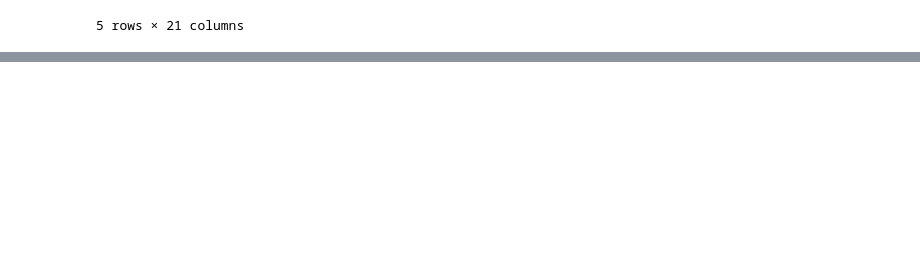
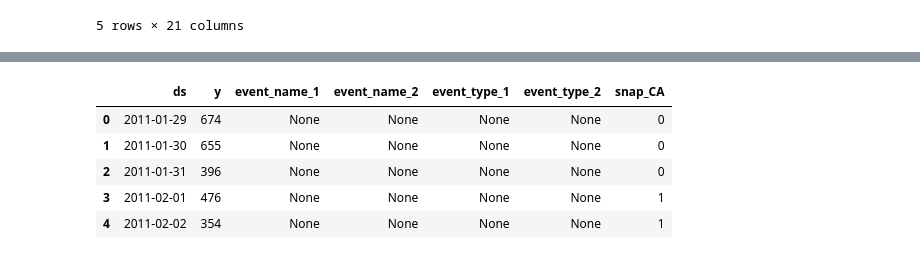
Before and after one commit to bartadamiec/walmart_sales, a Jupyter notebook: projekt.ipynb, the cells around one changed output, grey strips where cells are left out. Drawn from its saved outputs; the diff is of its cells as text; code cells hidden in the pictures; blank space fills up the shorter version.

```diff
--- a/projekt.ipynb
+++ b/projekt.ipynb
@@ -231,0 +297,24 @@ np.float64(478.3778324127197)
+# %%
+dairy_refrigerated = ca1_validation_calendar_sell_prices[ca1_validation_calendar_sell_prices["dept_id"] == "FOODS_2"]
+
+dairy_refrigerated = dairy_refrigerated.groupby("ds").agg({
+    "y": "sum",
+    "event_name_1": "first",
+    "event_name_2": "first",
+    "event_type_1": "first",
+    "event_type_2": "first",
+    "snap_CA": "first"
+}).reset_index()
+
+dairy_refrigerated["event_name_1"] = dairy_refrigerated["event_name_1"].fillna("None")
+dairy_refrigerated["event_name_2"] = dairy_refrigerated["event_name_2"].fillna("None")
+dairy_refrigerated["event_type_1"] = dairy_refrigerated["event_type_1"].fillna("None")
+dairy_refrigerated["event_type_2"] = dairy_refrigerated["event_type_2"].fillna("None")
+dairy_refrigerated.head()
+# %% [output]
+|  | ds | y | event_name_1 | event_name_2 | event_type_1 | event_type_2 | snap_CA |
+| 0 | 2011-01-29 | 674 | None | None | None | None | 0 |
+| 1 | 2011-01-30 | 655 | None | None | None | None | 0 |
+| 2 | 2011-01-31 | 396 | None | None | None | None | 0 |
+| 3 | 2011-02-01 | 476 | None | None | None | None | 1 |
+| 4 | 2011-02-02 | 354 | None | None | None | None | 1 |
```
Also changed, not shown: parts of 17 cells of this notebook.
